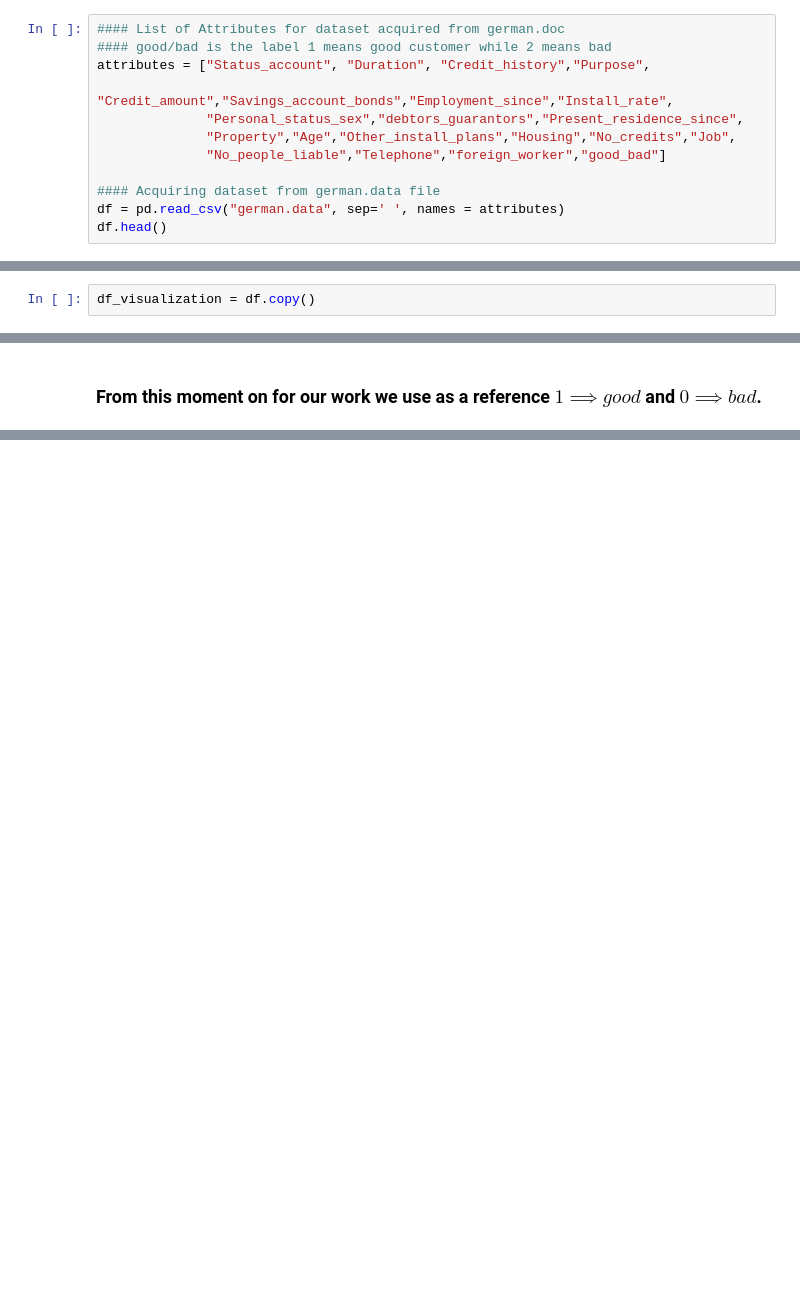
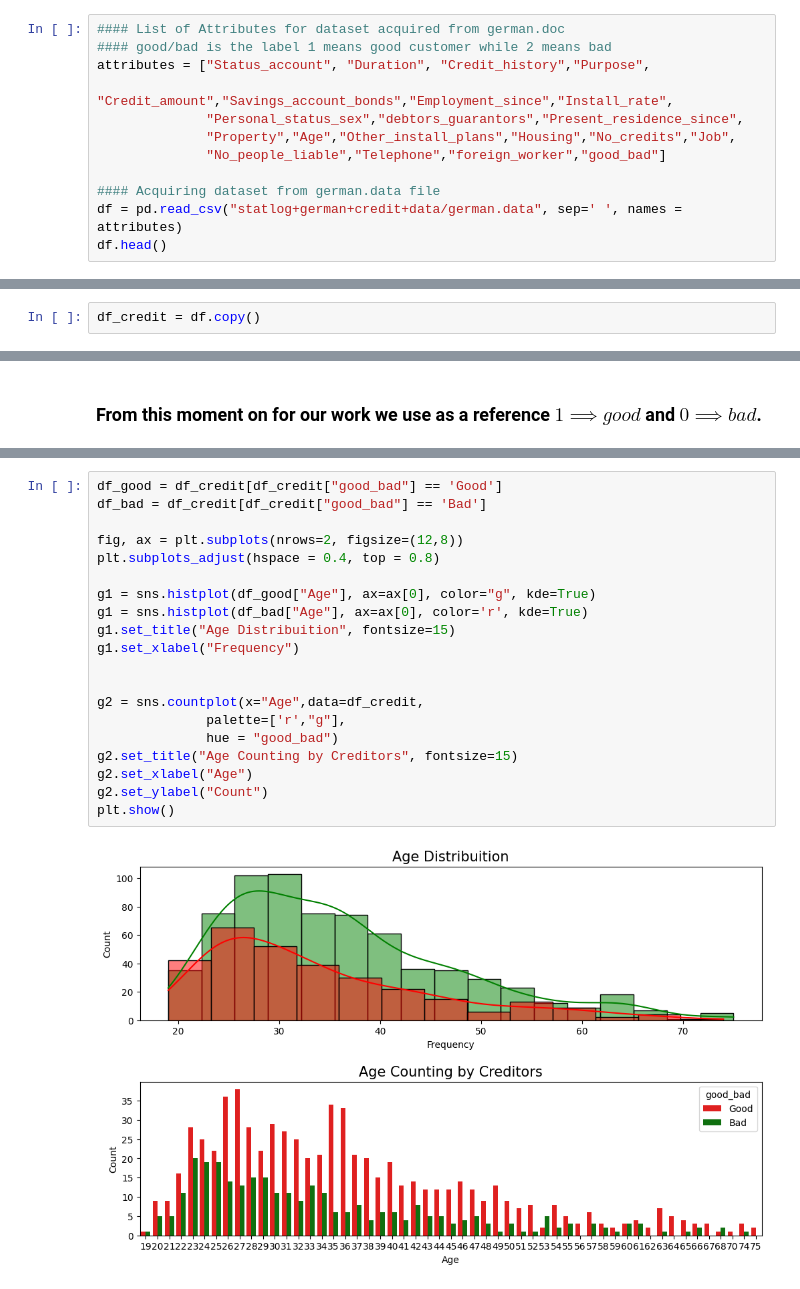
Before and after one commit to MR-NBD/ML4N--Adversarial-Attacks-Polito-2023-24, a Jupyter notebook: Adversarial Attack.ipynb, the cells around one changed output, grey strips where cells are left out. Drawn from its saved outputs; the diff is of its cells as text; blank space fills up the shorter version.

Commit message:
Data visualization plus some adjustments

```diff
--- a/Adversarial Attack.ipynb
+++ b/Adversarial Attack.ipynb
@@ -57,7 +66,7 @@ attributes = ["Status_account", "Duration", "Credit_history","Purpose",
               "No_people_liable","Telephone","foreign_worker","good_bad"]
 
 #### Acquiring dataset from german.data file
-df = pd.read_csv("german.data", sep=' ', names = attributes)
+df = pd.read_csv("statlog+german+credit+data/german.data", sep=' ', names = attributes)
 df.head()
 # %% [output]
 |  | Status_account | Duration | Credit_history | Purpose | Credit_amount | Savings_account_bonds | ... |
@@ -70,7 +79,7 @@ df.head()
 # %% [markdown]
 ### We create a hard copy To use in the visualization part.
 # %%
-df_visualization = df.copy()
+df_credit = df.copy()
 # %% [markdown]
 ### The dataset
 # %% [markdown]
@@ -251,0 +411,22 @@ df_normalized = pd.DataFrame(array_df_encoded2, columns=df_encoded.columns)
+# %%
+df_good = df_credit[df_credit["good_bad"] == 'Good']
+df_bad = df_credit[df_credit["good_bad"] == 'Bad']
+
+fig, ax = plt.subplots(nrows=2, figsize=(12,8))
+plt.subplots_adjust(hspace = 0.4, top = 0.8)
+
+g1 = sns.histplot(df_good["Age"], ax=ax[0], color="g", kde=True)
+g1 = sns.histplot(df_bad["Age"], ax=ax[0], color='r', kde=True)
+g1.set_title("Age Distribuition", fontsize=15)
+g1.set_xlabel("Frequency")
+
+
+g2 = sns.countplot(x="Age",data=df_credit,
+              palette=['r',"g"],
+              hue = "good_bad")
+g2.set_title("Age Counting by Creditors", fontsize=15)
+g2.set_xlabel("Age")
+g2.set_ylabel("Count")
+plt.show()
+# %% [output]
+[figure, added]
```
Also changed, not shown: parts of 57 cells of this notebook.
